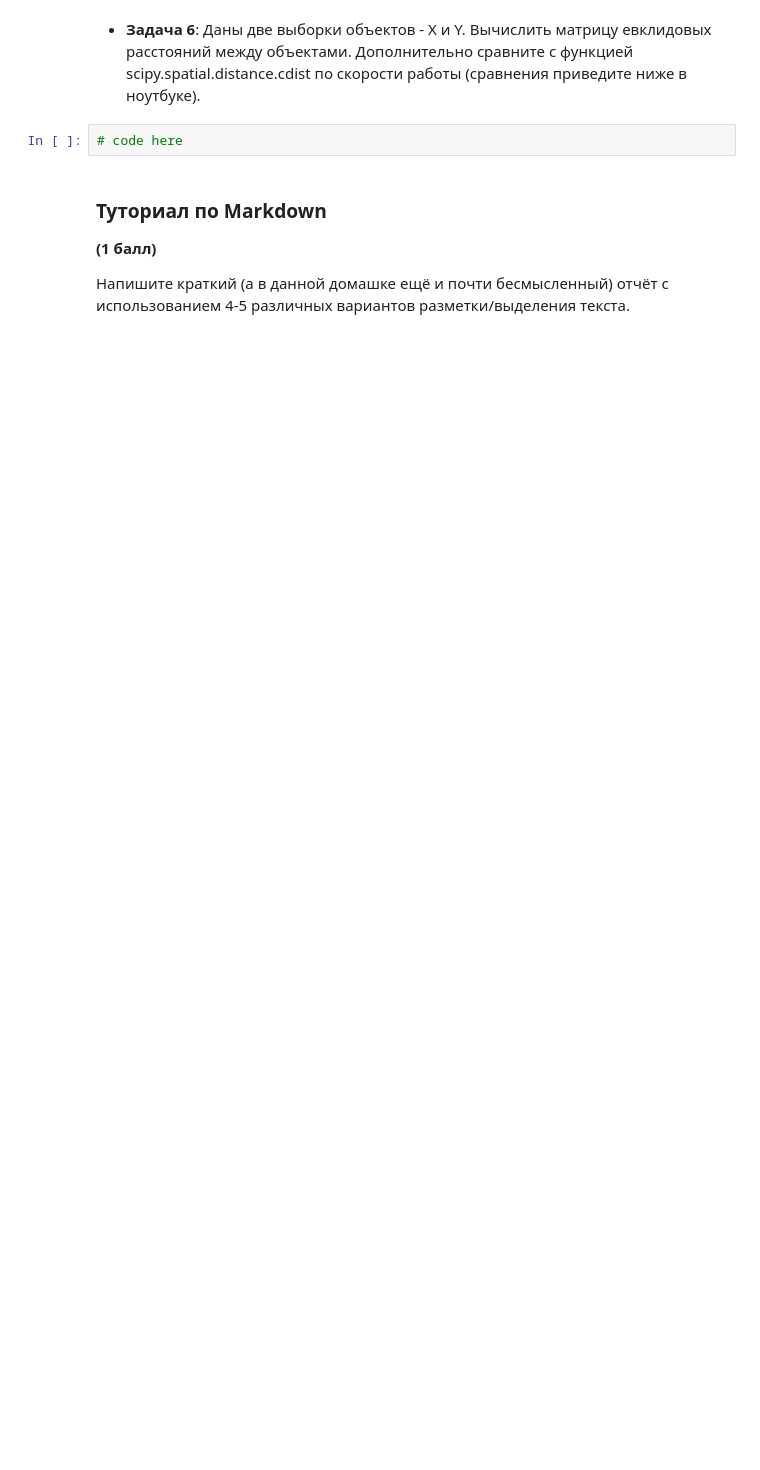
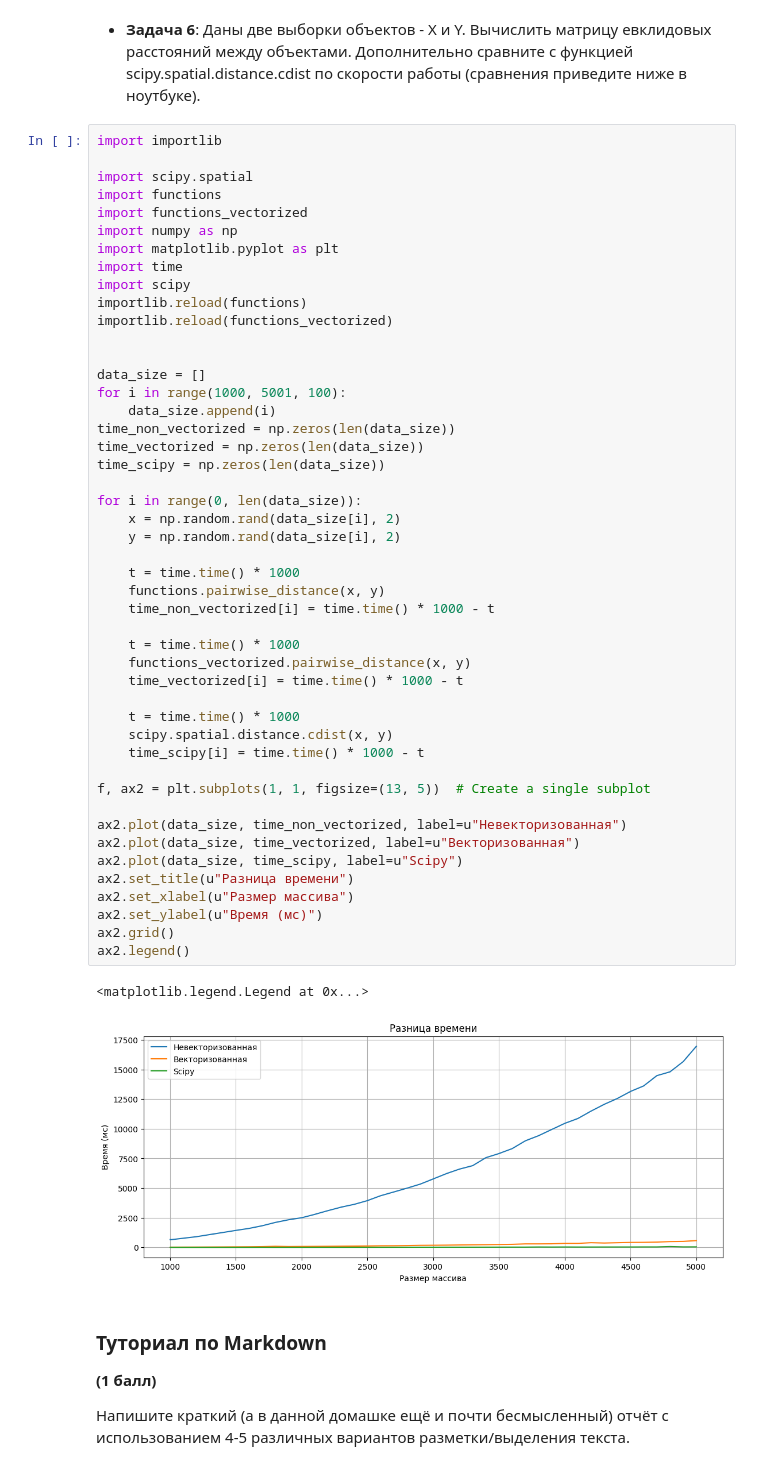
Before and after one commit to Larong11/AESC_ML, a Jupyter notebook: task 1/task1_numpy_practive.ipynb, the cells around one changed output. Drawn from its saved outputs; the diff is of its cells as text; blank space fills up the shorter version.

```diff
--- a/task 1/task1_numpy_practive.ipynb
+++ b/task 1/task1_numpy_practive.ipynb
@@ -268,8 +229,56 @@ ax2.legend()
 
 
 * __Задача 6__: Даны две выборки объектов - X и Y. Вычислить матрицу евклидовых расстояний между объектами. Дополнительно сравните с функцией scipy.spatial.distance.cdist по скорости работы (сравнения приведите ниже в ноутбуке).
-# %%
-# code here
+# %%
+import importlib
+
+import scipy.spatial
+import functions
+import functions_vectorized
+import numpy as np
+import matplotlib.pyplot as plt
+import time
+import scipy
+importlib.reload(functions)
+importlib.reload(functions_vectorized)
+
+
+data_size = []
+for i in range(1000, 5001, 100):
+    data_size.append(i)
+time_non_vectorized = np.zeros(len(data_size))
+time_vectorized = np.zeros(len(data_size))
+time_scipy = np.zeros(len(data_size))
+
+for i in range(0, len(data_size)):
+    x = np.random.rand(data_size[i], 2)
+    y = np.random.rand(data_size[i], 2)
+
+    t = time.time() * 1000
+    functions.pairwise_distance(x, y)
+    time_non_vectorized[i] = time.time() * 1000 - t
+
+    t = time.time() * 1000
+    functions_vectorized.pairwise_distance(x, y)
+    time_vectorized[i] = time.time() * 1000 - t
+
+    t = time.time() * 1000
+    scipy.spatial.distance.cdist(x, y)
+    time_scipy[i] = time.time() * 1000 - t
+
+f, ax2 = plt.subplots(1, 1, figsize=(13, 5))  # Create a single subplot
+
+ax2.plot(data_size, time_non_vectorized, label=u"Невекторизованная")
+ax2.plot(data_size, time_vectorized, label=u"Векторизованная")
+ax2.plot(data_size, time_scipy, label=u"Scipy")
+ax2.set_title(u"Разница времени")
+ax2.set_xlabel(u"Размер массива")
+ax2.set_ylabel(u"Время (мс)")
+ax2.grid()
+ax2.legend()
+# %% [output]
+<matplotlib.legend.Legend at 0x...>
+[figure, added]
 # %% [markdown]
 ### Туториал по Markdown
 
```
Also changed, not shown: parts of 10 cells of this notebook, 3 other files.
